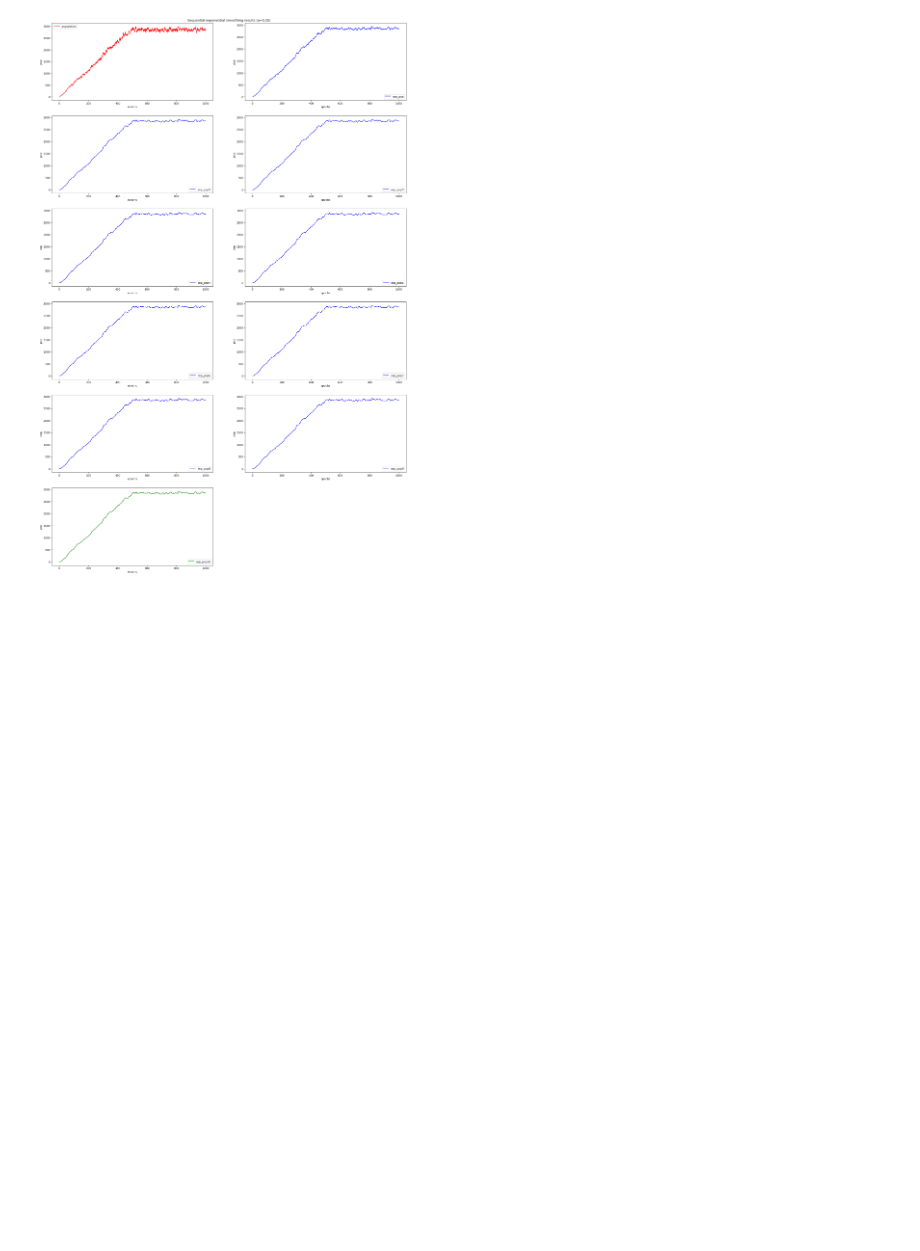
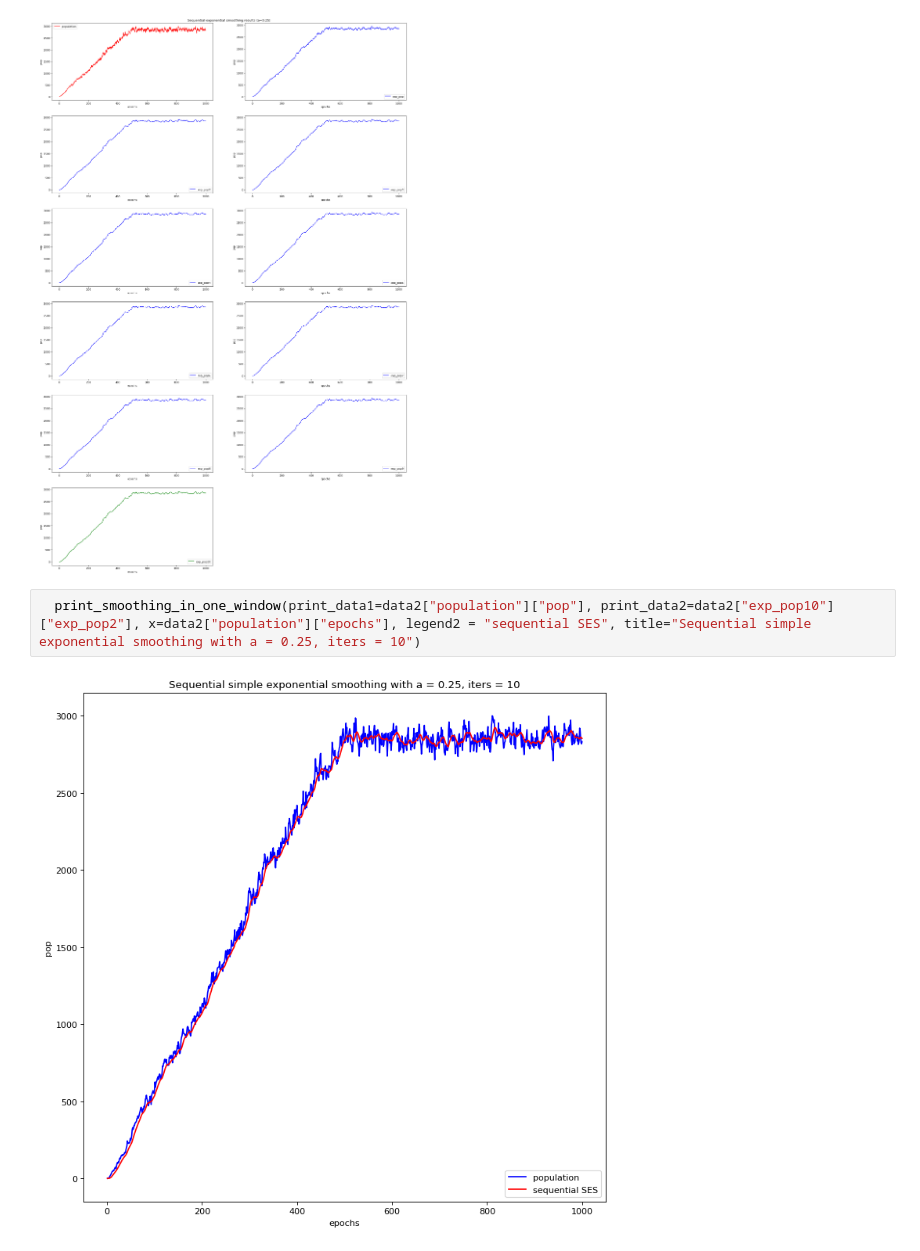
Before and after one commit to sokanaid/CourseProject2022BiologicalMath, a Jupyter notebook: data_smoothing.ipynb, the cells around one changed output. Cells and saved outputs as stored; diff of their text form; blank space fills up the shorter version.

```diff
--- a/data_smoothing.ipynb
+++ b/data_smoothing.ipynb
@@ -200,3 +214,7 @@ max    1000.000000  5008.017457  3000.000000
 print_smoothing(data3, x='epochs')
 # %% [output]
 [figure]
+# %%
+  print_smoothing_in_one_window(print_data1=data2["population"]["pop"], print_data2=data2["exp_pop10"]["exp_pop2"], x=data2["population"]["epochs"], legend2 = "sequential SES", title="Sequential simple exponential smoothing with a = 0.25, iters = 10")
+# %% [output]
+[figure, added]
```
Also changed, not shown: parts of 3 cells of this notebook.
